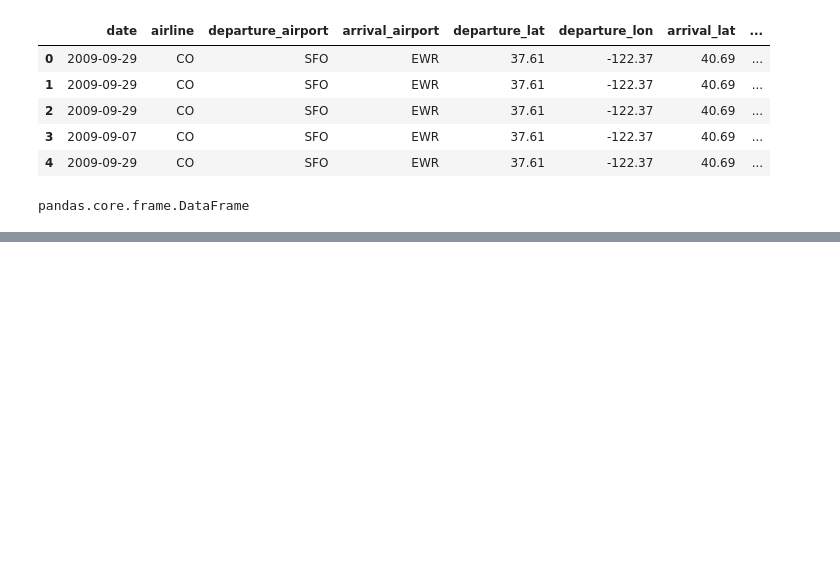
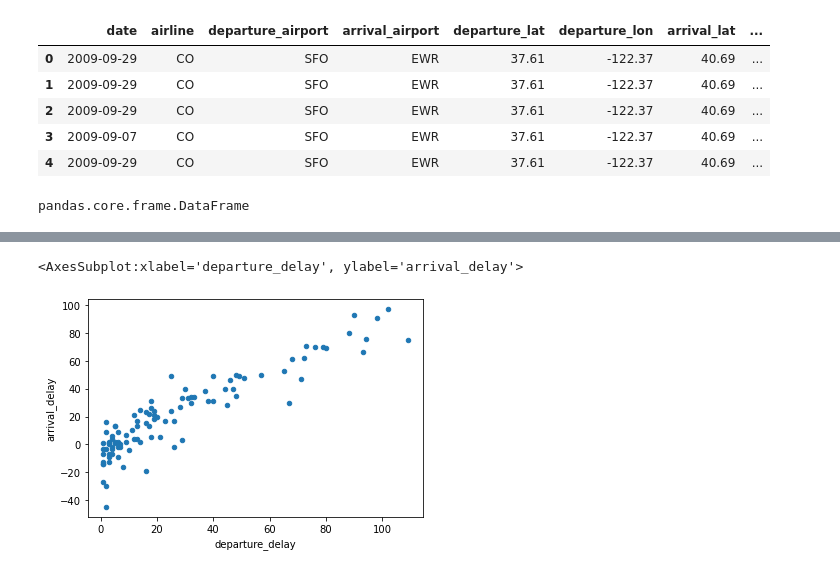
Before and after one commit to liambarstad/tensorflow-gcp-practice, a Jupyter notebook: linear_regression.ipynb, the cells around one changed output, grey strips where cells are left out. Drawn from its saved outputs; the diff is of its cells as text; code cells hidden in the pictures; blank space fills up the shorter version.

```diff
--- a/linear_regression.ipynb
+++ b/linear_regression.ipynb
@@ -44,8 +44,8 @@ type(flights_df)
 # %% [output]
 pandas.core.frame.DataFrame
 # %%
-proccessed_df = (flights_df,
-                 .query()
+processed_df = (flights_df
+                 .query('1 <= departure_delay <= 120')
                  .dropna()
-                 .filter()
+                 .filter(['departure_delay', 'arrival_delay'])
                 )
@@ -51,0 +69,7 @@ proccessed_df = (flights_df,
+# %%
+(processed_df
+.sample(n=100, random_state=123)
+.plot.scatter('departure_delay', 'arrival_delay'))
+# %% [output]
+<AxesSubplot:xlabel='departure_delay', ylabel='arrival_delay'>
+[figure, added]
```
Also changed, not shown: parts of 18 cells of this notebook.
